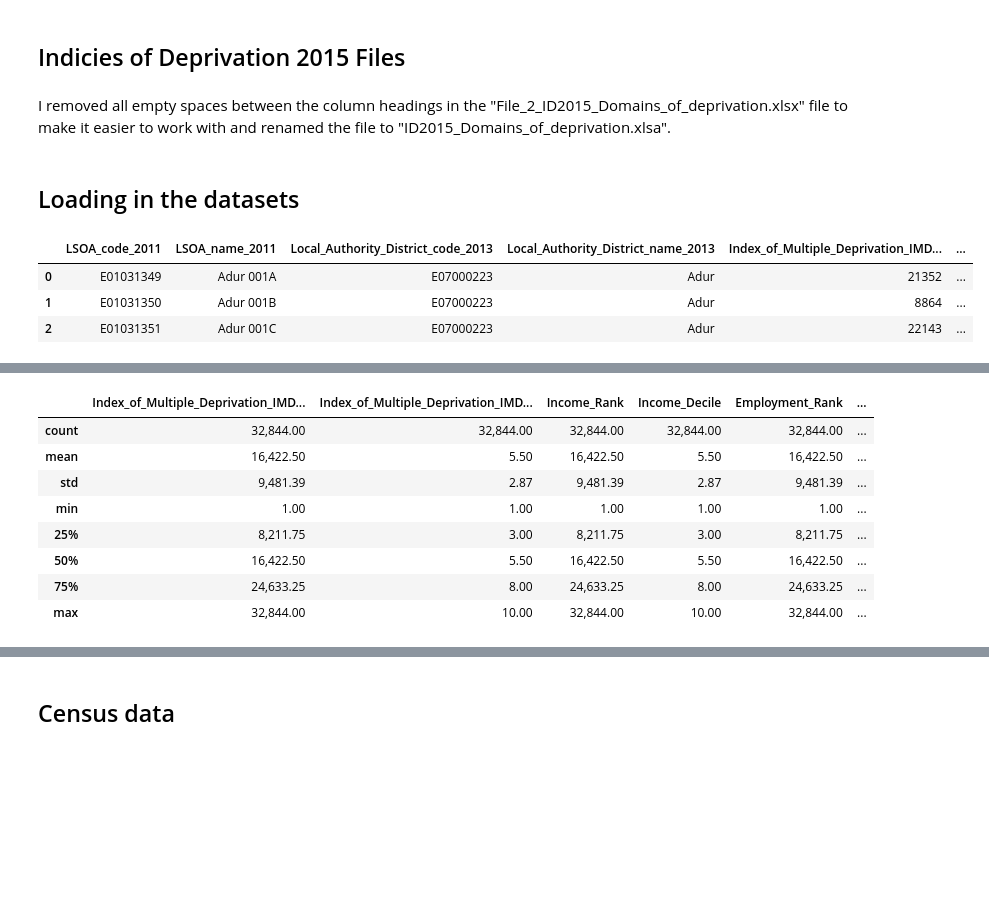
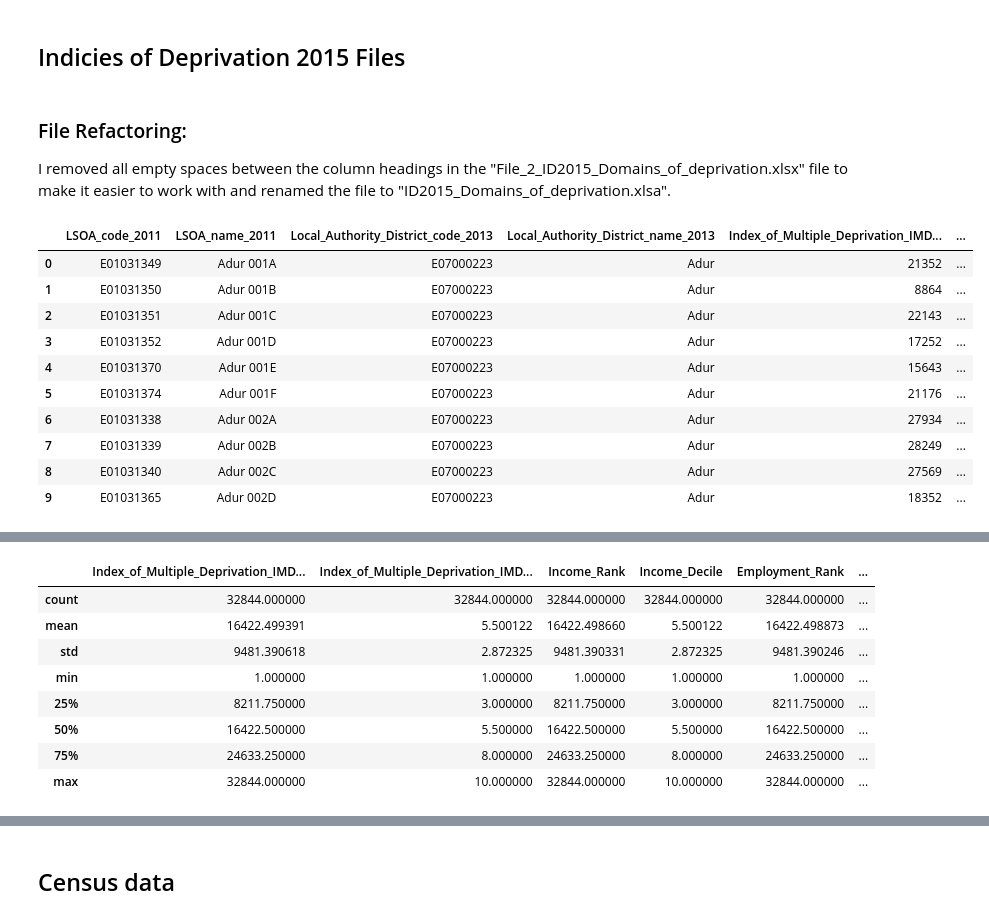
Before and after one commit to HamedPour/TM351_EMA, a Jupyter notebook: EMA_nootbook.ipynb, the cells around one changed output, grey strips where cells are left out. Drawn from its saved outputs; the diff is of its cells as text; code cells hidden in the pictures; blank space fills up the shorter version.

```diff
--- a/EMA_nootbook.ipynb
+++ b/EMA_nootbook.ipynb
@@ -3,9 +3,8 @@
 # %% [markdown]
 ## Indicies of Deprivation 2015 Files
 # %% [markdown]
+### File Refactoring:
 I removed all empty spaces between the column headings in the "File_2_ID2015_Domains_of_deprivation.xlsx" file to make it easier to work with and renamed the file to "ID2015_Domains_of_deprivation.xlsa".
-# %% [markdown]
-## Loading in the datasets
 # %%
 import pandas as pd
 # %%
@@ -14,12 +13,19 @@ import pandas as pd
 data = './data/Deprivation_Index/ID2015_Domains_of_deprivation.xlsx'
 df = pd.read_excel(data, sheet_name='ID2015 Domains')
 # %%
-df.head(3)
+df.head(10)
 # %% [output]
 |  | LSOA_code_2011 | LSOA_name_2011 | Local_Authority_District_code_2013 | Local_Authority_District_name_2013 | Index_of_Multiple_Deprivation_IMD... | ... |
 | 0 | E01031349 | Adur 001A | E07000223 | Adur | 21352 | ... |
 | 1 | E01031350 | Adur 001B | E07000223 | Adur | 8864 | ... |
 | 2 | E01031351 | Adur 001C | E07000223 | Adur | 22143 | ... |
+| 3 | E01031352 | Adur 001D | E07000223 | Adur | 17252 | ... |
+| 4 | E01031370 | Adur 001E | E07000223 | Adur | 15643 | ... |
+| 5 | E01031374 | Adur 001F | E07000223 | Adur | 21176 | ... |
+| 6 | E01031338 | Adur 002A | E07000223 | Adur | 27934 | ... |
+| 7 | E01031339 | Adur 002B | E07000223 | Adur | 28249 | ... |
+| 8 | E01031340 | Adur 002C | E07000223 | Adur | 27569 | ... |
+| 9 | E01031365 | Adur 002D | E07000223 | Adur | 18352 | ... |
 # %%
 list(df.columns)
 # %% [output]
@@ -66,18 +72,18 @@ dtypes: int64(16), object(4)
 memory usage: 5.0+ MB
 # %%
 # Descibe the dataset please
-pd.options.display.float_format = '{:,.2f}'.format # Only want to see 2 decimal places
+#pd.options.display.float_format = '{:,.2f}'.format # Only want to see 2 decimal places
 df.describe()
 # %% [output]
 |  | Index_of_Multiple_Deprivation_IMD... | Index_of_Multiple_Deprivation_IMD... | Income_Rank | Income_Decile | Employment_Rank | ... |
-| count | 32,844.00 | 32,844.00 | 32,844.00 | 32,844.00 | 32,844.00 | ... |
-| mean | 16,422.50 | 5.50 | 16,422.50 | 5.50 | 16,422.50 | ... |
-| std | 9,481.39 | 2.87 | 9,481.39 | 2.87 | 9,481.39 | ... |
-| min | 1.00 | 1.00 | 1.00 | 1.00 | 1.00 | ... |
-| 25% | 8,211.75 | 3.00 | 8,211.75 | 3.00 | 8,211.75 | ... |
-| 50% | 16,422.50 | 5.50 | 16,422.50 | 5.50 | 16,422.50 | ... |
-| 75% | 24,633.25 | 8.00 | 24,633.25 | 8.00 | 24,633.25 | ... |
-| max | 32,844.00 | 10.00 | 32,844.00 | 10.00 | 32,844.00 | ... |
+| count | 32844.000000 | 32844.000000 | 32844.000000 | 32844.000000 | 32844.000000 | ... |
+| mean | 16422.499391 | 5.500122 | 16422.498660 | 5.500122 | 16422.498873 | ... |
+| std | 9481.390618 | 2.872325 | 9481.390331 | 2.872325 | 9481.390246 | ... |
+| min | 1.000000 | 1.000000 | 1.000000 | 1.000000 | 1.000000 | ... |
+| 25% | 8211.750000 | 3.000000 | 8211.750000 | 3.000000 | 8211.750000 | ... |
+| 50% | 16422.500000 | 5.500000 | 16422.500000 | 5.500000 | 16422.500000 | ... |
+| 75% | 24633.250000 | 8.000000 | 24633.250000 | 8.000000 | 24633.250000 | ... |
+| max | 32844.000000 | 10.000000 | 32844.000000 | 10.000000 | 32844.000000 | ... |
 # %%
 # Who has the worst income in England?
 df[df['Income_Rank'] == 1]
```
Also changed, not shown: parts of 5 cells of this notebook, 4 other files.
